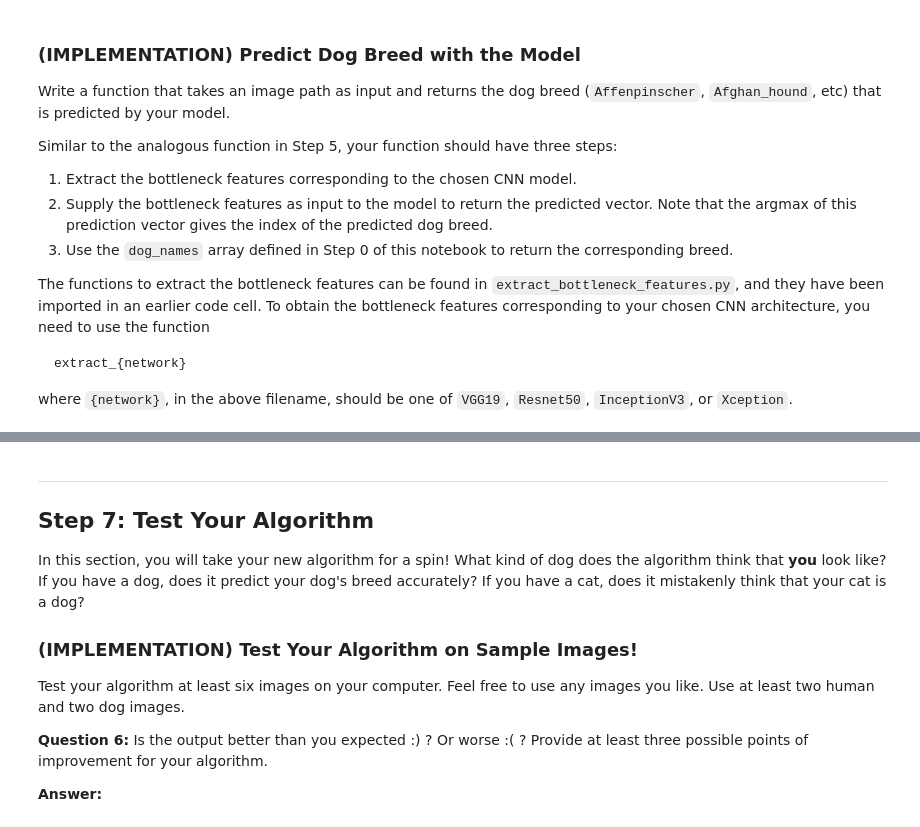
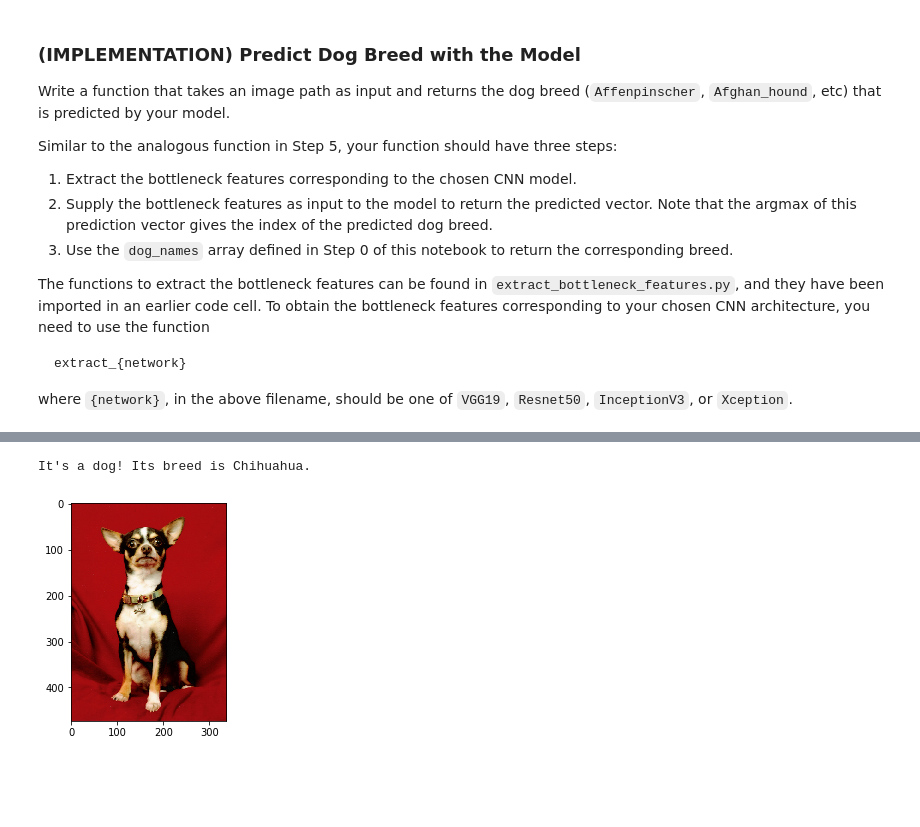
Before and after one commit to thirupathipattipaka/dog-project, a Jupyter notebook: dog_app.ipynb, the cells around one changed output, grey strips where cells are left out. Cells and saved outputs as stored; diff of their text form; code cells hidden in the pictures; blank space fills up the shorter version.

```diff
--- a/dog_app.ipynb
+++ b/dog_app.ipynb
@@ -740,17 +826,8 @@ Some sample output for our algorithm is provided below, but feel free to design
 # %%
-### TODO: Write your algorithm.
-### Feel free to use as many code cells as needed.
+## TODO: Execute your algorithm from Step 6 on
+## at least 6 images on your computer.
+## Feel free to use as many code cells as needed.
+predict_image('images/test_chihuahua.jpg')
+# %% [output]
+It's a dog! Its breed is Chihuahua.
+[figure, added]
-# %% [markdown]
----
-<a id='step7'></a>
-## Step 7: Test Your Algorithm
-
-In this section, you will take your new algorithm for a spin!  What kind of dog does the algorithm think that __you__ look like?  If you have a dog, does it predict your dog's breed accurately?  If you have a cat, does it mistakenly think that your cat is a dog?
-
-### (IMPLEMENTATION) Test Your Algorithm on Sample Images!
-
-Test your algorithm at least six images on your computer.  Feel free to use any images you like.  Use at least two human and two dog images.
-
-__Question 6:__ Is the output better than you expected :) ?  Or worse :( ?  Provide at least three possible points of improvement for your algorithm.
-
-__Answer:__
```
Also changed, not shown: parts of 13 cells of this notebook.
